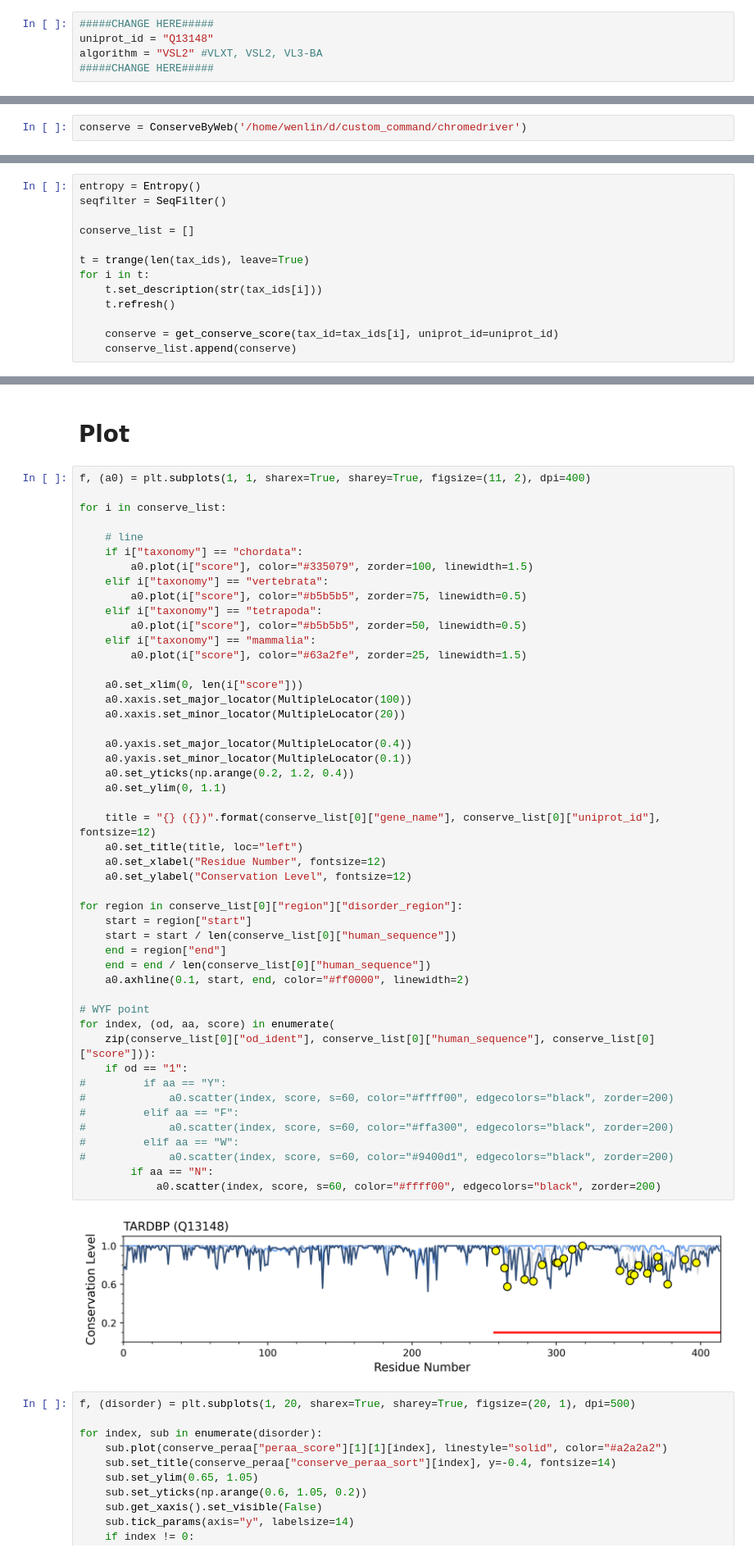
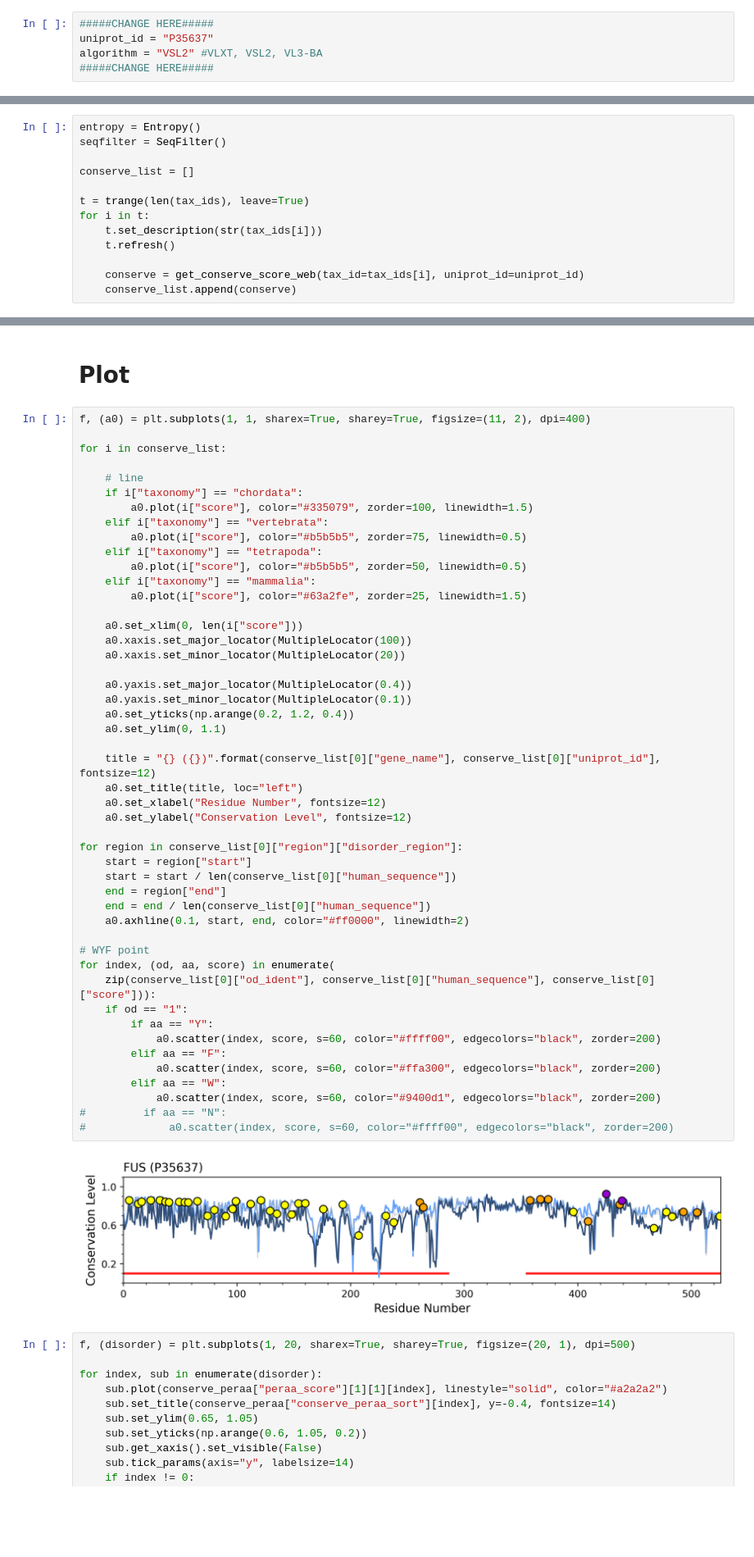
Before and after one commit to allmwh/the_return_of_the_rings, a Jupyter notebook: fig2.ipynb, the cells around one changed output, grey strips where cells are left out. Shown: that part at 82% size. Drawn from its saved outputs; the diff is of its cells as text; blank space fills up the shorter version.

```diff
--- a/fig2.ipynb
+++ b/fig2.ipynb
@@ -20,7 +20,7 @@ from function.utilities import find_human_sequence
 # Param
 # %%
 #####CHANGE HERE#####
-uniprot_id = "Q13148"
+uniprot_id = "P35637"
 algorithm = "VSL2" #VLXT, VSL2, VL3-BA
 #####CHANGE HERE#####
 # %%
@@ -118,2 +115,0 @@ from function.conserve import ConserveByWeb
-# %%
-conserve = ConserveByWeb('/home/wenlin/d/custom_command/chromedriver')
@@ -127,13 +115,0 @@ conserve.calculate(0,jsd,)
-# %%
-entropy = Entropy()
-seqfilter = SeqFilter()
-
-conserve_list = []
-
-t = trange(len(tax_ids), leave=True)
-for i in t:
-    t.set_description(str(tax_ids[i]))
-    t.refresh()
-
-    conserve = get_conserve_score(tax_id=tax_ids[i], uniprot_id=uniprot_id)
-    conserve_list.append(conserve)
@@ -140,3 +187,16 @@ for i in t:
+# %%
+entropy = Entropy()
+seqfilter = SeqFilter()
+
+conserve_list = []
+
+t = trange(len(tax_ids), leave=True)
+for i in t:
+    t.set_description(str(tax_ids[i]))
+    t.refresh()
+
+    conserve = get_conserve_score_web(tax_id=tax_ids[i], uniprot_id=uniprot_id)
+    conserve_list.append(conserve)
 # %% [markdown]
 ### Conservation level output
 # %%
@@ -240,41 +298,41 @@ for i in conserve_list:
     elif i["taxonomy"] == "mammalia":
         a0.plot(i["score"], color="#63a2fe", zorder=25, linewidth=1.5)
 
     a0.set_xlim(0, len(i["score"]))
     a0.xaxis.set_major_locator(MultipleLocator(100))
     a0.xaxis.set_minor_locator(MultipleLocator(20))
 
     a0.yaxis.set_major_locator(MultipleLocator(0.4))
     a0.yaxis.set_minor_locator(MultipleLocator(0.1))
     a0.set_yticks(np.arange(0.2, 1.2, 0.4))
     a0.set_ylim(0, 1.1)
 
     title = "{} ({})".format(conserve_list[0]["gene_name"], conserve_list[0]["uniprot_id"], fontsize=12)
     a0.set_title(title, loc="left")
     a0.set_xlabel("Residue Number", fontsize=12)
     a0.set_ylabel("Conservation Level", fontsize=12)
 
 for region in conserve_list[0]["region"]["disorder_region"]:
     start = region["start"]
     start = start / len(conserve_list[0]["human_sequence"])
     end = region["end"]
     end = end / len(conserve_list[0]["human_sequence"])
     a0.axhline(0.1, start, end, color="#ff0000", linewidth=2)
 
 # WYF point
 for index, (od, aa, score) in enumerate(
     zip(conserve_list[0]["od_ident"], conserve_list[0]["human_sequence"], conserve_list[0]["score"])):
     if od == "1":
-#         if aa == "Y":
+        if aa == "Y":
+            a0.scatter(index, score, s=60, color="#ffff00", edgecolors="black", zorder=200)
+        elif aa == "F":
+            a0.scatter(index, score, s=60, color="#ffa300", edgecolors="black", zorder=200)
+        elif aa == "W":
+            a0.scatter(index, score, s=60, color="#9400d1", edgecolors="black", zorder=200)
+#         if aa == "N":
 #             a0.scatter(index, score, s=60, color="#ffff00", edgecolors="black", zorder=200)
-#         elif aa == "F":
-#             a0.scatter(index, score, s=60, color="#ffa300", edgecolors="black", zorder=200)
-#         elif aa == "W":
-#             a0.scatter(index, score, s=60, color="#9400d1", edgecolors="black", zorder=200)
-        if aa == "N":
-            a0.scatter(index, score, s=60, color="#ffff00", edgecolors="black", zorder=200)
 # %% [output]
-[figure, old version]
+[figure, new version]
 # %%
 f, (disorder) = plt.subplots(1, 20, sharex=True, sharey=True, figsize=(20, 1), dpi=500)
 
```
Also changed, not shown: parts of 7 cells of this notebook, 4 other files.
